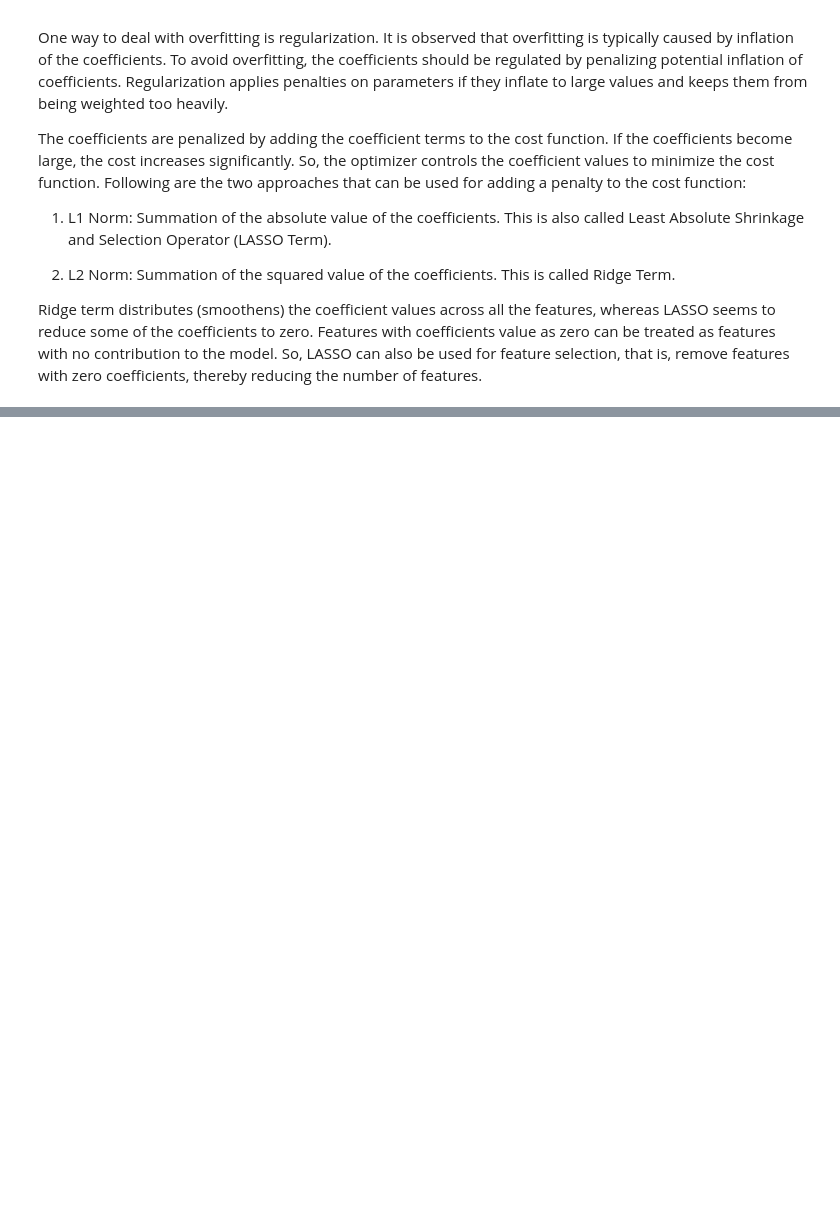
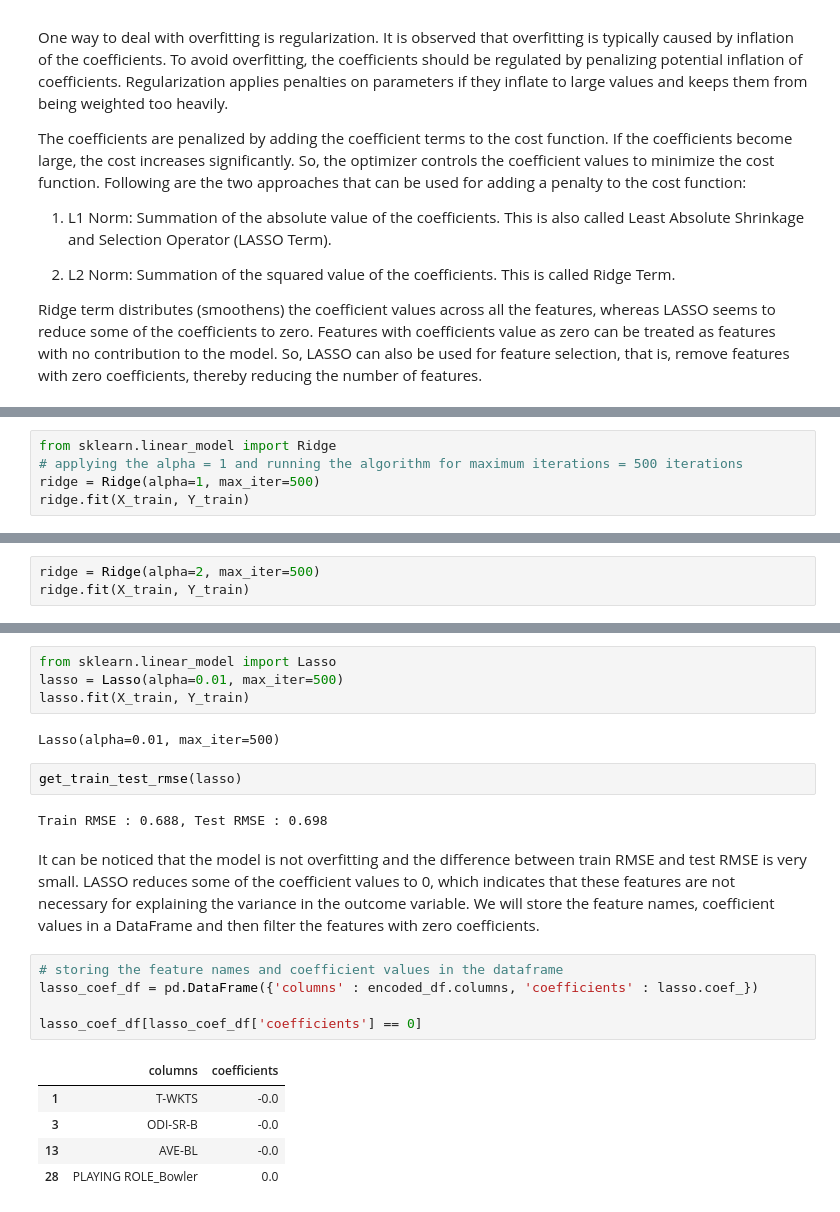
Before and after one commit to Anurag-Warthi/ExcelR, a Jupyter notebook: Data Science/04-Advanced_ML/04-Adv_Regression.ipynb, the cells around one changed output, grey strips where cells are left out. Cells and saved outputs as stored; diff of their text form; blank space fills up the shorter version.

Commit message:
LASSO Regression

```diff
--- a/Data Science/04-Advanced_ML/04-Adv_Regression.ipynb
+++ b/Data Science/04-Advanced_ML/04-Adv_Regression.ipynb
@@ -159,0 +169,5 @@ Ridge term distributes (smoothens) the coefficient values across all the feature
+# %%
+from sklearn.linear_model import Ridge
+# applying the alpha = 1 and running the algorithm for maximum iterations = 500 iterations
+ridge = Ridge(alpha=1, max_iter=500)
+ridge.fit(X_train, Y_train)
@@ -159,0 +182,3 @@ Ridge term distributes (smoothens) the coefficient values across all the feature
+# %%
+ridge = Ridge(alpha=2, max_iter=500)
+ridge.fit(X_train, Y_train)
@@ -159,0 +200,24 @@ Ridge term distributes (smoothens) the coefficient values across all the feature
+# %%
+from sklearn.linear_model import Lasso
+lasso = Lasso(alpha=0.01, max_iter=500)
+lasso.fit(X_train, Y_train)
+# %% [output]
+Lasso(alpha=0.01, max_iter=500)
+# %%
+get_train_test_rmse(lasso)
+# %% [output]
+Train RMSE : 0.688, Test RMSE : 0.698
+# %% [markdown]
+It can be noticed that the model is not overfitting and the difference between train RMSE and test RMSE is very small. LASSO reduces some of the coefficient values to 0, which indicates that these features are not necessary for explaining the variance in the outcome variable.
+We will store the feature names, coefficient values in a DataFrame and then filter the features with zero coefficients.
+# %%
+# storing the feature names and coefficient values in the dataframe
+lasso_coef_df = pd.DataFrame({'columns' : encoded_df.columns, 'coefficients' : lasso.coef_})
+
+lasso_coef_df[lasso_coef_df['coefficients'] == 0]
+# %% [output]
+|  | columns | coefficients |
+| 1 | T-WKTS | -0.0 |
+| 3 | ODI-SR-B | -0.0 |
+| 13 | AVE-BL | -0.0 |
+| 28 | PLAYING ROLE_Bowler | 0.0 |
```
Also changed, not shown: parts of 9 cells of this notebook.
